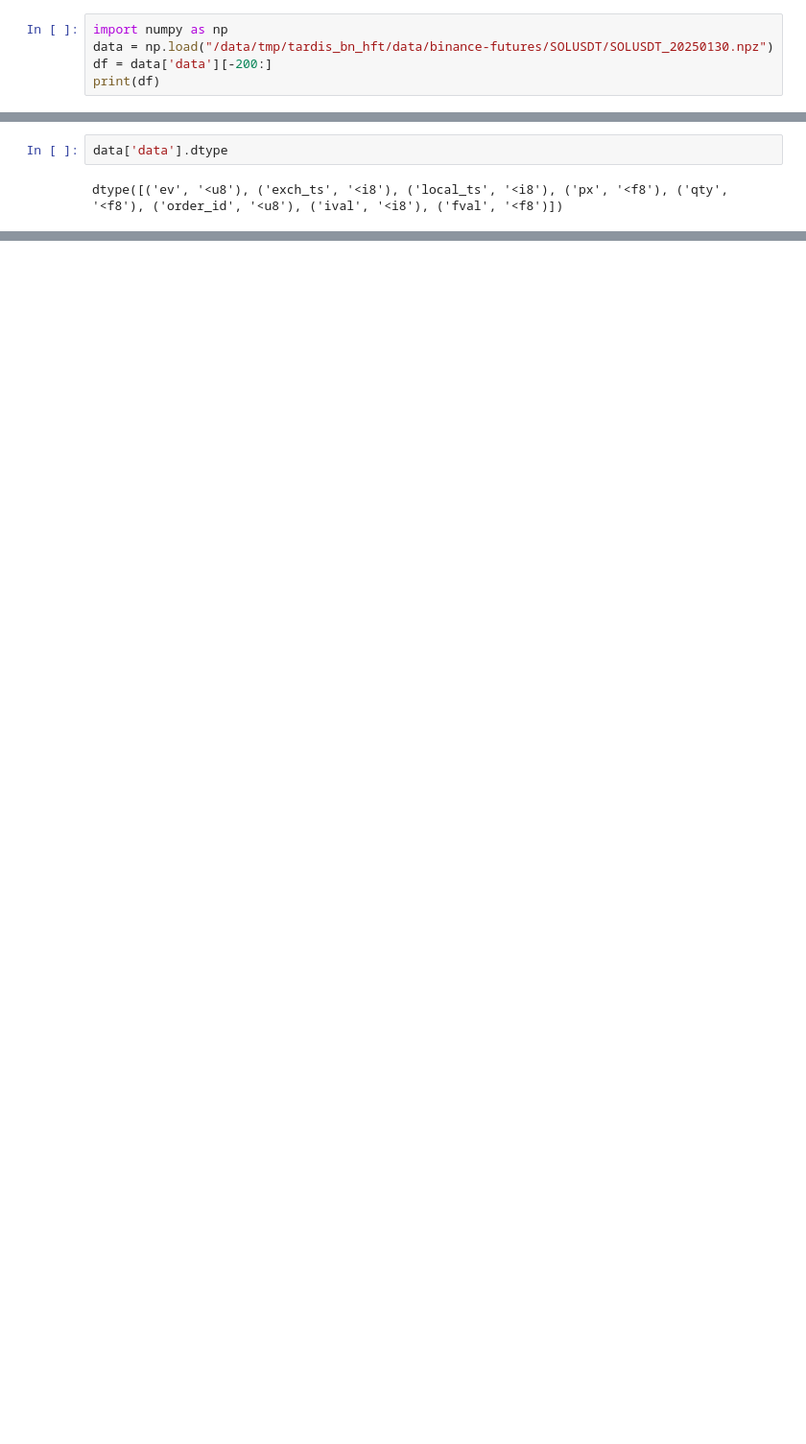
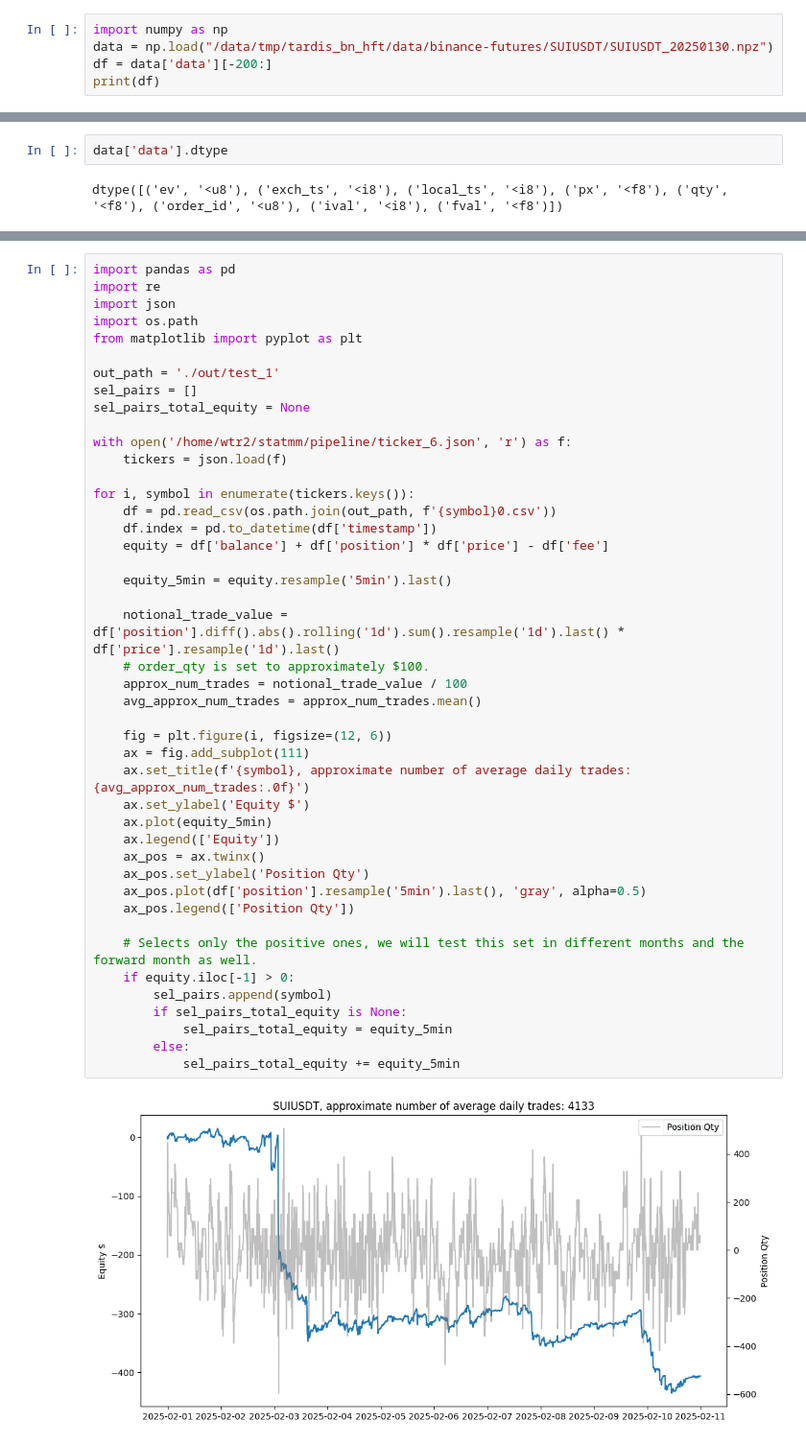
Before and after one commit to denniswu28/market-making-lab, a Jupyter notebook: data_exploration.ipynb, the cells around one changed output, grey strips where cells are left out. Shown at 96% size. Saved outputs shown, nothing was run; the diff lists cells and outputs as text; blank space fills up the shorter version.

```diff
--- a/data_exploration.ipynb
+++ b/data_exploration.ipynb
@@ -88,7 +67,7 @@ print(df)
  (3489660932, 0, 0, 1512.69, 6.9000e+01, 0, 0, 0.)]
 # %%
 import numpy as np
-data = np.load("/data/tmp/tardis_bn_hft/data/binance-futures/SOLUSDT/SOLUSDT_20250130.npz")
+data = np.load("/data/tmp/tardis_bn_hft/data/binance-futures/SUIUSDT/SUIUSDT_20250130.npz")
 df = data['data'][-200:]
 print(df)
 # %% [output]
@@ -118,0 +108,46 @@ pd.read_csv("/home/wtr2/statmm/out/SOLUSDT0.csv").tail(20)
+# %%
+import pandas as pd
+import re
+import json
+import os.path
+from matplotlib import pyplot as plt
+
+out_path = './out/test_1'
+sel_pairs = []
+sel_pairs_total_equity = None
+
+with open('/home/wtr2/statmm/pipeline/ticker_6.json', 'r') as f:
+    tickers = json.load(f)
+
+for i, symbol in enumerate(tickers.keys()):
+    df = pd.read_csv(os.path.join(out_path, f'{symbol}0.csv'))
+    df.index = pd.to_datetime(df['timestamp'])
+    equity = df['balance'] + df['position'] * df['price'] - df['fee']
+
+    equity_5min = equity.resample('5min').last()
+
+    notional_trade_value = df['position'].diff().abs().rolling('1d').sum().resample('1d').last() * df['price'].resample('1d').last()
+    # order_qty is set to approximately $100.
+    approx_num_trades = notional_trade_value / 100
+    avg_approx_num_trades = approx_num_trades.mean()
+
+    fig = plt.figure(i, figsize=(12, 6))
+    ax = fig.add_subplot(111)
+    ax.set_title(f'{symbol}, approximate number of average daily trades: {avg_approx_num_trades:.0f}')
+    ax.set_ylabel('Equity $')
+    ax.plot(equity_5min)
+    ax.legend(['Equity'])
+    ax_pos = ax.twinx()
+    ax_pos.set_ylabel('Position Qty')
+    ax_pos.plot(df['position'].resample('5min').last(), 'gray', alpha=0.5)
+    ax_pos.legend(['Position Qty'])
+
+    # Selects only the positive ones, we will test this set in different months and the forward month as well.
+    if equity.iloc[-1] > 0:
+        sel_pairs.append(symbol)
+        if sel_pairs_total_equity is None:
+            sel_pairs_total_equity = equity_5min
+        else:
+            sel_pairs_total_equity += equity_5min
+# %% [output]
+[figure, added]
```
Also changed, not shown: parts of 6 cells of this notebook, 11 other files.
